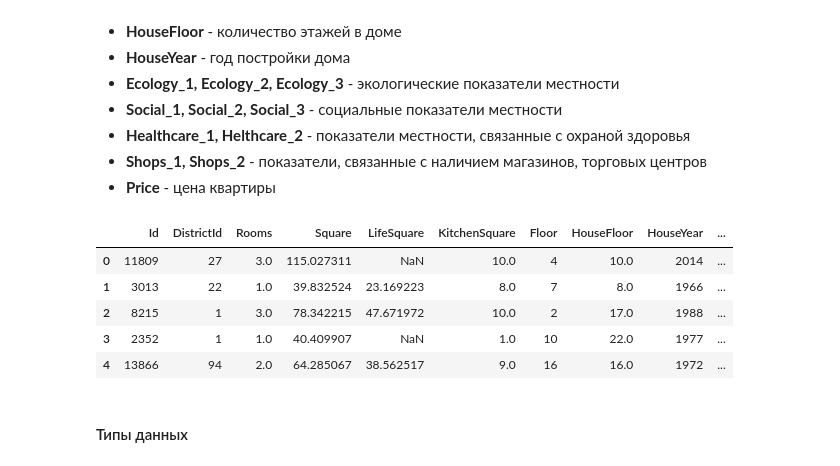
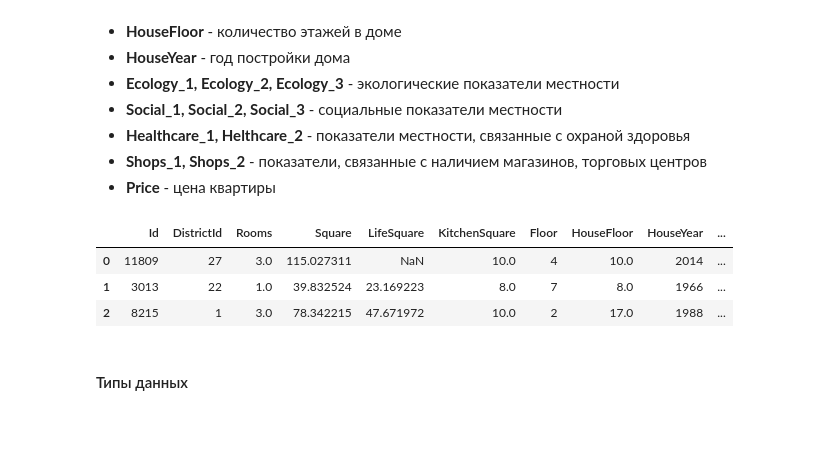
Before and after one commit to samoryad/datascience_GB, a Jupyter notebook: project_price_prediction/project_price_prediction.ipynb, the cells around one changed output. Cells and saved outputs as stored; diff of their text form; code cells hidden in the pictures; blank space fills up the shorter version.

```diff
--- a/project_price_prediction/project_price_prediction.ipynb
+++ b/project_price_prediction/project_price_prediction.ipynb
@@ -72,14 +72,12 @@ TEST_DATASET_PATH = 'test.csv'
 - **Price** - цена квартиры
 # %%
 train_df = pd.read_csv(TRAIN_DATASET_PATH)
-train_df.head()
+train_df.head(3)
 # %% [output]
 |  | Id | DistrictId | Rooms | Square | LifeSquare | KitchenSquare | Floor | HouseFloor | HouseYear | ... |
 | 0 | 11809 | 27 | 3.0 | 115.027311 | NaN | 10.0 | 4 | 10.0 | 2014 | ... |
 | 1 | 3013 | 22 | 1.0 | 39.832524 | 23.169223 | 8.0 | 7 | 8.0 | 1966 | ... |
 | 2 | 8215 | 1 | 3.0 | 78.342215 | 47.671972 | 10.0 | 2 | 17.0 | 1988 | ... |
-| 3 | 2352 | 1 | 1.0 | 40.409907 | NaN | 1.0 | 10 | 22.0 | 1977 | ... |
-| 4 | 13866 | 94 | 2.0 | 64.285067 | 38.562517 | 9.0 | 16 | 16.0 | 1972 | ... |
 # %% [markdown]
 #### Типы данных
 # %%
```
Also changed, not shown: parts of 47 cells of this notebook, 1 other file.
